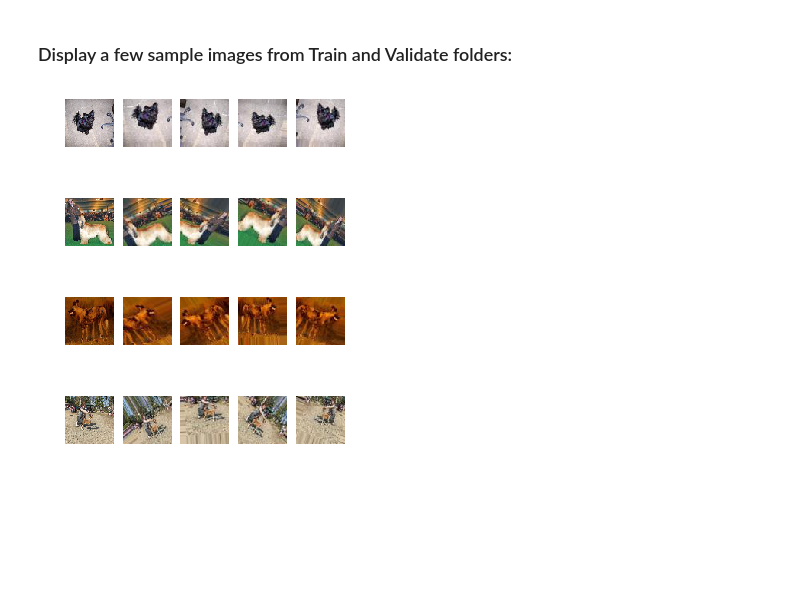
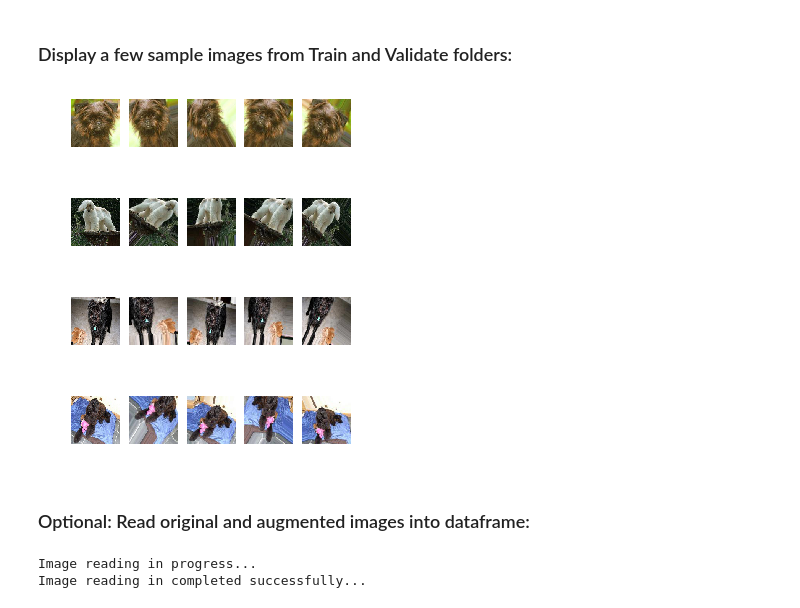
Before and after one commit to gelidely/dog-breeds, a Jupyter notebook: dog_breeds.ipynb, the cells around one changed output. Saved outputs shown, nothing was run; the diff lists cells and outputs as text; code cells hidden in the pictures; blank space fills up the shorter version.

```diff
--- a/dog_breeds.ipynb
+++ b/dog_breeds.ipynb
@@ -118,23 +125,71 @@ Image preparation completed successfully
 # %%
 def sample_images(path, num_folders):
 
     dir_list = os.listdir(path)[0:num_folders]
 
     for dir in dir_list:
-        prefix = os.listdir(f'{path}/{dir}')[0].replace('.jpg', '')
-        img_files = [filename for filename in os.listdir(f'{path}/{dir}') if filename.startswith(prefix)]
+        prefix = os.listdir(f'{path}{dir}')[0].replace('.jpg', '')
+        img_files = [filename for filename in os.listdir(f'{path}{dir}') if filename.startswith(prefix)]
         tot_img_files = len(img_files)
 
         fig = plt.figure(figsize=(tot_img_files, tot_img_files))
         for k in range(0, tot_img_files):
             fig.add_subplot(1, tot_img_files, k+1)
-            plt.imshow(im.load_img(f'{path}/{dir}/{img_files[k]}'))
+            plt.imshow(im.load_img(f'{path}{dir}/{img_files[k]}'))
             plt.axis('off')
 
-sample_images('train', 2)
-sample_images('validate', 2)
+sample_images('train/', 2)
+sample_images('validate/', 2)
 # %% [output]
-[figure, old version]
+[figure, new version]
-[figure, old version]
+[figure, new version]
-[figure, old version]
+[figure, new version]
-[figure, old version]
+[figure, new version]
+# %% [markdown]
+### Optional: Read original and augmented images into dataframe:
+# %%
+def read_files(path):
+    list_augmented = [filename for filename in os.listdir(path) if filename.endswith('jpg')]
+    return list_augmented
+
+
+def read_folders(path):
+    list_folders = [foldername for foldername in os.listdir(path) if os.path.isdir(f'{path}/{foldername}')]
+    return list_folders
+
+
+def read_augmented_images(path):
+    df_labels = pd.DataFrame(columns=['id', 'breed'])
+    folder_labels = read_folders(path)
+
+    for folder in folder_labels:
+        folder_imgs = read_files(f'{path}{folder}')
+        for file in folder_imgs:
+            file = file.replace('.jpg', '')
+            df_labels = df_labels.append(pd.DataFrame([[file, folder]], columns=['id', 'breed']), ignore_index=True)
+
+    return df_labels
+
+
+def read_test_images(path):
+    df_labels = pd.DataFrame(columns=['id', 'breed'])
+    folder_imgs = read_files(path)
+
+    for img in folder_imgs:
+        id = img.replace('.jpg', '')
+        breed = labels[labels.id == id].breed.item()
+        df_labels = df_labels.append(pd.DataFrame([[id, breed]], columns=['id', 'breed']), ignore_index=True)
+
+    return df_labels
+
+
+print('Image reading in progress...')
+
+labels_train = read_augmented_images('train/')
+labels_validate = read_augmented_images('validate/')
+labels_test = read_test_images('test/test/')
+
+print('Image reading in completed successfully...')
+# %% [output]
+Image reading in progress...
+Image reading in completed successfully...
```
Also changed, not shown: parts of 27 cells of this notebook.
